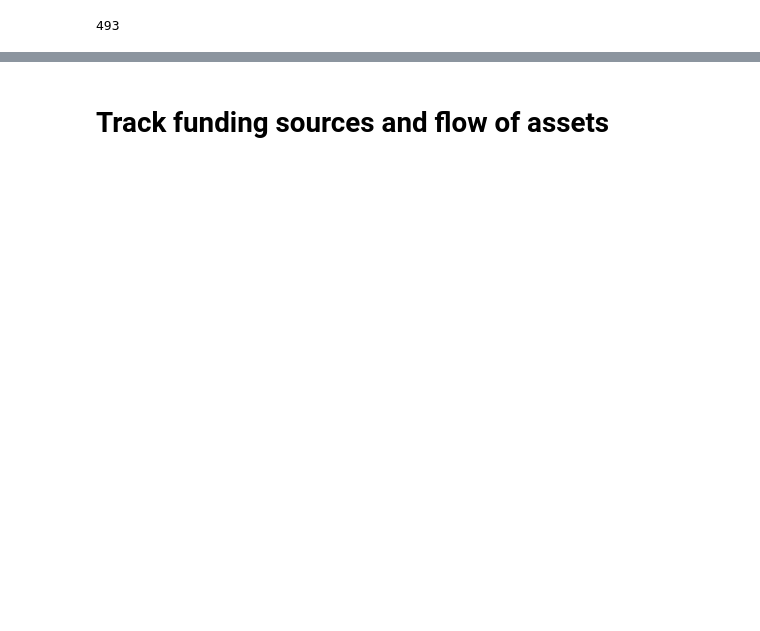
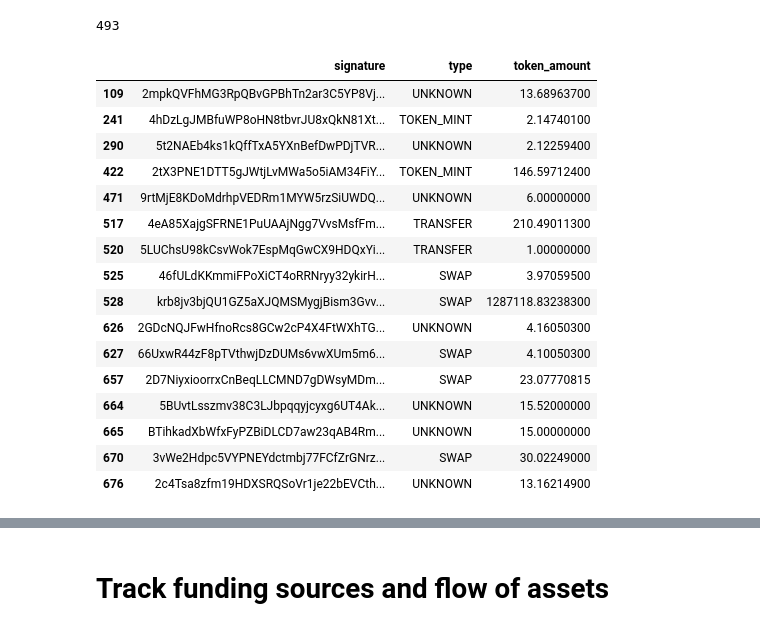
Before and after one commit to apostleoffinance/Solana-Forensic-Analysis-Tool, a Jupyter notebook: notebooks/03_wallet_analysis.ipynb, the cells around one changed output, grey strips where cells are left out. Saved outputs shown, nothing was run; the diff lists cells and outputs as text; code cells hidden in the pictures; blank space fills up the shorter version.

```diff
--- a/notebooks/03_wallet_analysis.ipynb
+++ b/notebooks/03_wallet_analysis.ipynb
@@ -41,0 +48,20 @@ tokens_sent_dict = token_sent_df.groupby('SYMBOL')[['token_amount']].sum().to_di
+# %%
+token_sent_df[token_sent_df['SYMBOL']=='USDC']
+# %% [output]
+|  | signature | type | token_amount |
+| 109 | 2mpkQVFhMG3RpQBvGPBhTn2ar3C5YP8Vj... | UNKNOWN | 13.68963700 |
+| 241 | 4hDzLgJMBfuWP8oHN8tbvrJU8xQkN81Xt... | TOKEN_MINT | 2.14740100 |
+| 290 | 5t2NAEb4ks1kQffTxA5YXnBefDwPDjTVR... | UNKNOWN | 2.12259400 |
+| 422 | 2tX3PNE1DTT5gJWtjLvMWa5o5iAM34FiY... | TOKEN_MINT | 146.59712400 |
+| 471 | 9rtMjE8KDoMdrhpVEDRm1MYW5rzSiUWDQ... | UNKNOWN | 6.00000000 |
+| 517 | 4eA85XajgSFRNE1PuUAAjNgg7VvsMsfFm... | TRANSFER | 210.49011300 |
+| 520 | 5LUChsU98kCsvWok7EspMqGwCX9HDQxYi... | TRANSFER | 1.00000000 |
+| 525 | 46fULdKKmmiFPoXiCT4oRRNryy32ykirH... | SWAP | 3.97059500 |
+| 528 | krb8jv3bjQU1GZ5aXJQMSMygjBism3Gvv... | SWAP | 1287118.83238300 |
+| 626 | 2GDcNQJFwHfnoRcs8GCw2cP4X4FtWXhTG... | UNKNOWN | 4.16050300 |
+| 627 | 66UxwR44zF8pTVthwjDzDUMs6vwXUm5m6... | SWAP | 4.10050300 |
+| 657 | 2D7NiyxioorrxCnBeqLLCMND7gDWsyMDm... | SWAP | 23.07770815 |
+| 664 | 5BUvtLsszmv38C3LJbpqqyjcyxg6UT4Ak... | UNKNOWN | 15.52000000 |
+| 665 | BTihkadXbWfxFyPZBiDLCD7aw23qAB4Rm... | UNKNOWN | 15.00000000 |
+| 670 | 3vWe2Hdpc5VYPNEYdctmbj77FCfZrGNrz... | SWAP | 30.02249000 |
+| 676 | 2c4Tsa8zfm19HDXSRQSoVr1je22bEVCth... | UNKNOWN | 13.16214900 |
```
Also changed, not shown: parts of 7 cells of this notebook, 4 other files.
